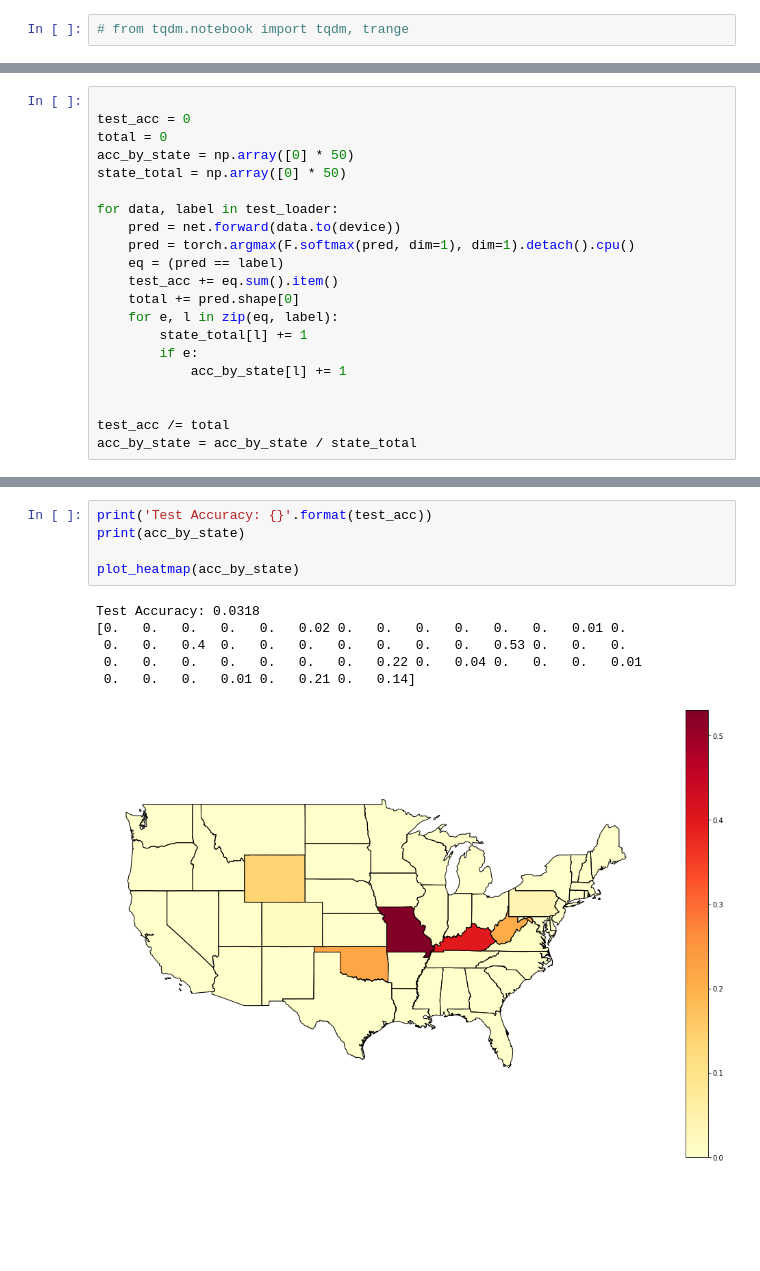
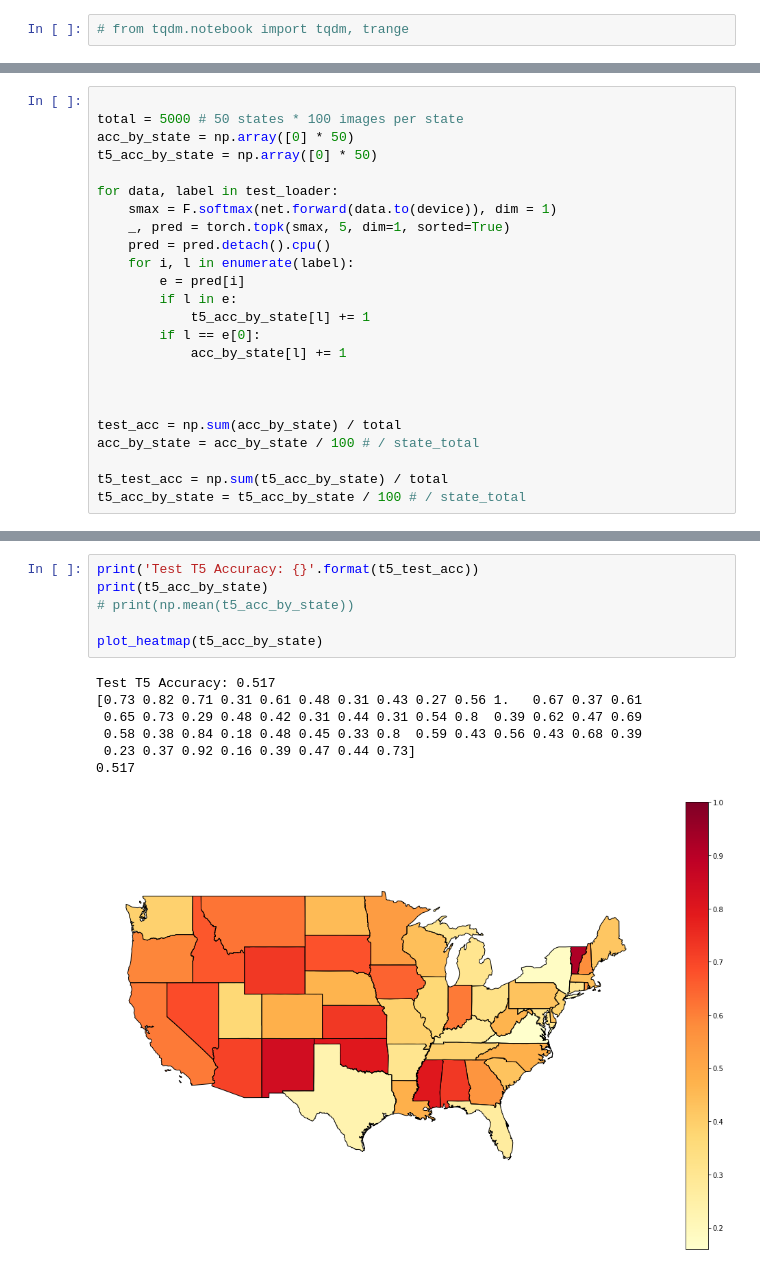
Before and after one commit to osimon8/GeoGuessrGuessr, a Jupyter notebook: notebook.ipynb, the cells around one changed output, grey strips where cells are left out. Drawn from its saved outputs; the diff is of its cells as text; blank space fills up the shorter version.

```diff
--- a/notebook.ipynb
+++ b/notebook.ipynb
@@ -513,21 +497,24 @@ net = load_model('40f')
 # %%
 
-test_acc = 0
-total = 0
+total = 5000 # 50 states * 100 images per state
 acc_by_state = np.array([0] * 50)
-state_total = np.array([0] * 50)
+t5_acc_by_state = np.array([0] * 50)
 
 for data, label in test_loader:
-    pred = net.forward(data.to(device))
-    pred = torch.argmax(F.softmax(pred, dim=1), dim=1).detach().cpu()
-    eq = (pred == label)
-    test_acc += eq.sum().item()
-    total += pred.shape[0]
-    for e, l in zip(eq, label):
-        state_total[l] += 1
-        if e:
+    smax = F.softmax(net.forward(data.to(device)), dim = 1)
+    _, pred = torch.topk(smax, 5, dim=1, sorted=True)
+    pred = pred.detach().cpu()
+    for i, l in enumerate(label):
+        e = pred[i]
+        if l in e:
+            t5_acc_by_state[l] += 1
+        if l == e[0]:
             acc_by_state[l] += 1
 
 
-test_acc /= total
-acc_by_state = acc_by_state / state_total
+
+test_acc = np.sum(acc_by_state) / total
+acc_by_state = acc_by_state / 100 # / state_total
+
+t5_test_acc = np.sum(t5_acc_by_state) / total
+t5_acc_by_state = t5_acc_by_state / 100 # / state_total
@@ -534,12 +564,14 @@ acc_by_state = acc_by_state / state_total
 # %%
-print('Test Accuracy: {}'.format(test_acc))
-print(acc_by_state)
+print('Test T5 Accuracy: {}'.format(t5_test_acc))
+print(t5_acc_by_state)
+# print(np.mean(t5_acc_by_state))
 
-plot_heatmap(acc_by_state)
+plot_heatmap(t5_acc_by_state)
 # %% [output]
-Test Accuracy: 0.0318
-[0.   0.   0.   0.   0.   0.02 0.   0.   0.   0.   0.   0.   0.01 0.
- 0.   0.   0.4  0.   0.   0.   0.   0.   0.   0.   0.53 0.   0.   0.
- 0.   0.   0.   0.   0.   0.   0.   0.22 0.   0.04 0.   0.   0.   0.01
- 0.   0.   0.   0.01 0.   0.21 0.   0.14]
+Test T5 Accuracy: 0.517
+[0.73 0.82 0.71 0.31 0.61 0.48 0.31 0.43 0.27 0.56 1.   0.67 0.37 0.61
+ 0.65 0.73 0.29 0.48 0.42 0.31 0.44 0.31 0.54 0.8  0.39 0.62 0.47 0.69
+ 0.58 0.38 0.84 0.18 0.48 0.45 0.33 0.8  0.59 0.43 0.56 0.43 0.68 0.39
+ 0.23 0.37 0.92 0.16 0.39 0.47 0.44 0.73]
+0.517
-[figure, old version]
+[figure, new version]
```
Also changed, not shown: parts of 28 cells of this notebook.
